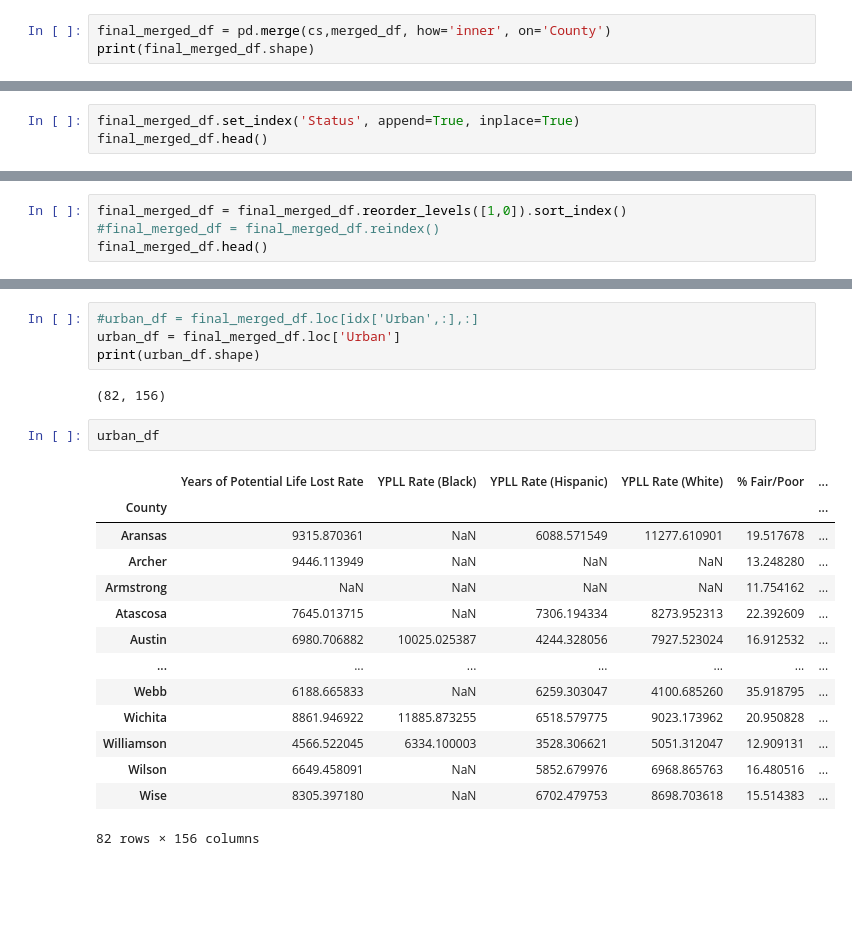
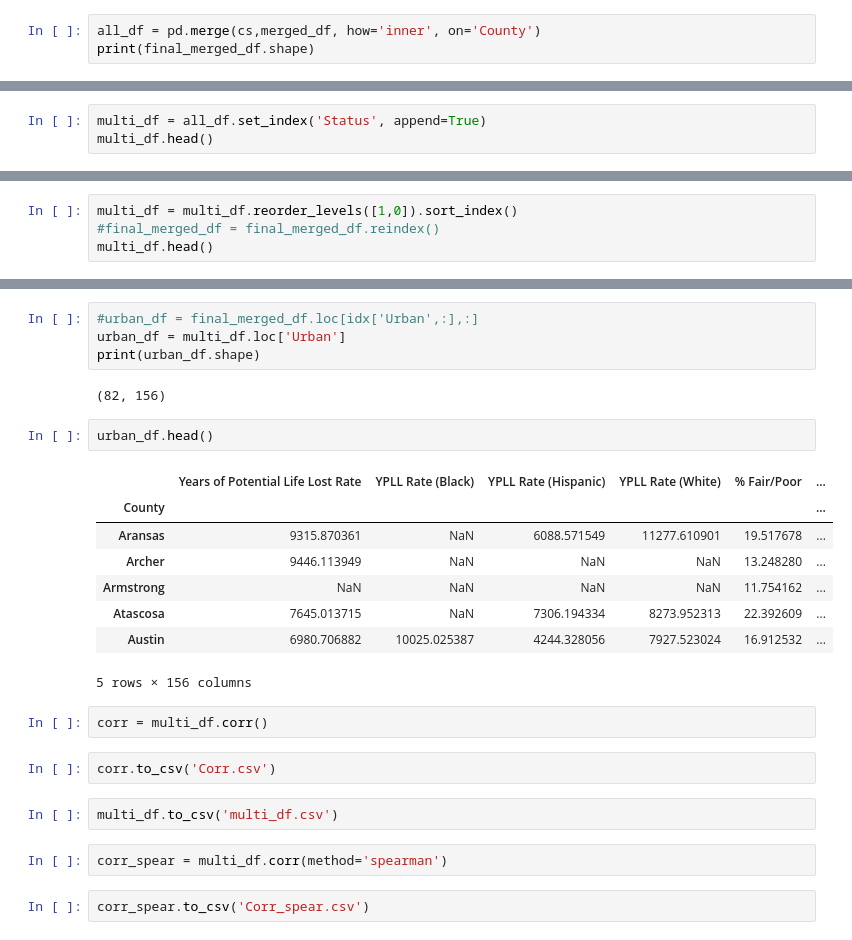
Before and after one commit to kipmadden/Urban-vs.-Rural-Health-Outcomes, a Jupyter notebook: Kip1.ipynb, the cells around one changed output, grey strips where cells are left out. Saved outputs shown, nothing was run; the diff lists cells and outputs as text; blank space fills up the shorter version.

```diff
--- a/Kip1.ipynb
+++ b/Kip1.ipynb
@@ -233,13 +233,13 @@ print(cs[cs.index == 'DeWitt'])
 County
 DeWitt  Rural
 # %%
-final_merged_df = pd.merge(cs,merged_df, how='inner', on='County')
+all_df = pd.merge(cs,merged_df, how='inner', on='County')
 print(final_merged_df.shape)
 # %% [output]
 (254, 157)
 # %%
-final_merged_df.set_index('Status', append=True, inplace=True)
-final_merged_df.head()
+multi_df = all_df.set_index('Status', append=True)
+multi_df.head()
 # %% [output]
 |  |  | Years of Potential Life Lost Rate | YPLL Rate (Black) | YPLL Rate (Hispanic) | YPLL Rate (White) | ... |
 | County | Status |  |  |  |  | ... |
@@ -250,9 +250,9 @@ final_merged_df.head()
 | Archer | Urban | 9446.113949 | NaN | NaN | NaN | ... |
 5 rows × 156 columns
 # %%
-final_merged_df = final_merged_df.reorder_levels([1,0]).sort_index()
+multi_df = multi_df.reorder_levels([1,0]).sort_index()
 #final_merged_df = final_merged_df.reindex()
-final_merged_df.head()
+multi_df.head()
 # %% [output]
 |  |  | Years of Potential Life Lost Rate | YPLL Rate (Black) | YPLL Rate (Hispanic) | YPLL Rate (White) | ... |
 | Status | County |  |  |  |  | ... |
@@ -288,24 +271,28 @@ print(rural_df.shape)
 (172, 156)
 # %%
 #urban_df = final_merged_df.loc[idx['Urban',:],:]
-urban_df = final_merged_df.loc['Urban']
+urban_df = multi_df.loc['Urban']
 print(urban_df.shape)
 # %% [output]
 (82, 156)
 # %%
-urban_df
+urban_df.head()
 # %% [output]
 |  | Years of Potential Life Lost Rate | YPLL Rate (Black) | YPLL Rate (Hispanic) | YPLL Rate (White) | % Fair/Poor | ... |
 | County |  |  |  |  |  | ... |
 | Aransas | 9315.870361 | NaN | 6088.571549 | 11277.610901 | 19.517678 | ... |
 | Archer | 9446.113949 | NaN | NaN | NaN | 13.248280 | ... |
 | Armstrong | NaN | NaN | NaN | NaN | 11.754162 | ... |
 | Atascosa | 7645.013715 | NaN | 7306.194334 | 8273.952313 | 22.392609 | ... |
 | Austin | 6980.706882 | 10025.025387 | 4244.328056 | 7927.523024 | 16.912532 | ... |
-| ... | ... | ... | ... | ... | ... | ... |
-| Webb | 6188.665833 | NaN | 6259.303047 | 4100.685260 | 35.918795 | ... |
-| Wichita | 8861.946922 | 11885.873255 | 6518.579775 | 9023.173962 | 20.950828 | ... |
-| Williamson | 4566.522045 | 6334.100003 | 3528.306621 | 5051.312047 | 12.909131 | ... |
-| Wilson | 6649.458091 | NaN | 5852.679976 | 6968.865763 | 16.480516 | ... |
-| Wise | 8305.397180 | NaN | 6702.479753 | 8698.703618 | 15.514383 | ... |
-82 rows × 156 columns
+5 rows × 156 columns
+# %%
+corr = multi_df.corr()
+# %%
+corr.to_csv('Corr.csv')
+# %%
+multi_df.to_csv('multi_df.csv')
+# %%
+corr_spear = multi_df.corr(method='spearman')
+# %%
+corr_spear.to_csv('Corr_spear.csv')
```
Also changed, not shown: parts of 4 cells of this notebook, 4 other files.
